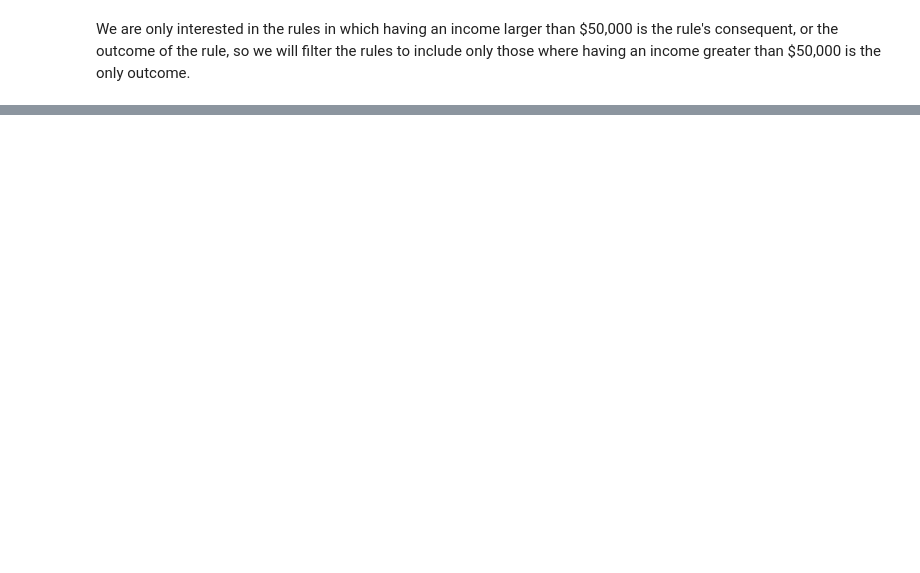
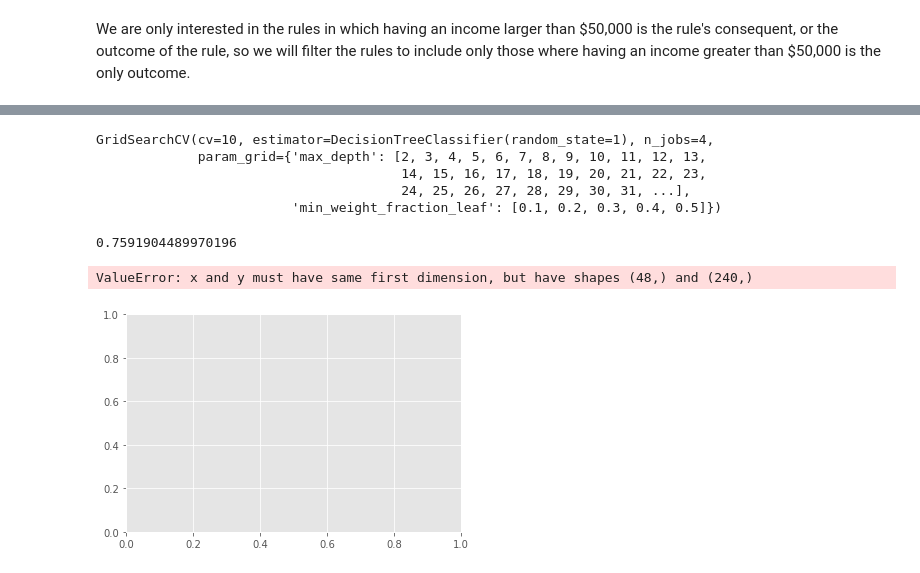
Before and after one commit to e-spatula/CITS3401Proj2, a Jupyter notebook: report.ipynb, the cells around one changed output, grey strips where cells are left out. Saved outputs shown, nothing was run; the diff lists cells and outputs as text; code cells hidden in the pictures; blank space fills up the shorter version.

Commit message:
adds beginning of trees

```diff
--- a/report.ipynb
+++ b/report.ipynb
@@ -291,0 +413,33 @@ Lift: 1.0049435021043236
+# %%
+from sklearn.model_selection import GridSearchCV
+depth_range = list(range(2, 50))
+leaf_weights = [0.1, 0.2, 0.3, 0.4, 0.5]
+params = {"max_depth": depth_range, "min_weight_fraction_leaf": leaf_weights}
+
+# Change njobs if you don't have 4 cores.
+rf_sel = GridSearchCV(tree.DecisionTreeClassifier(random_state=1), params, n_jobs=4, cv=10)
+rf_all = GridSearchCV(tree.DecisionTreeClassifier(random_state=1), params, n_jobs=4, cv=10)
+
+rf_sel.fit(x_sel, y)
+rf_all.fit(x_all, y)
+# %% [output]
+GridSearchCV(cv=10, estimator=DecisionTreeClassifier(random_state=1), n_jobs=4,
+             param_grid={'max_depth': [2, 3, 4, 5, 6, 7, 8, 9, 10, 11, 12, 13,
+                                       14, 15, 16, 17, 18, 19, 20, 21, 22, 23,
+                                       24, 25, 26, 27, 28, 29, 30, 31, ...],
+                         'min_weight_fraction_leaf': [0.1, 0.2, 0.3, 0.4, 0.5]})
+# %%
+print(rf_all.best_param_)
+# %% [output]
+0.7591904489970196
+# %%
+plt.plot(depth_range, rf_sel.cv_results_["mean_test_score"], label="Selected Attributes Tree")
+plt.plot(depth_range, rf_all.cv_results_["mean_test_score"], label="All Attributes Tree")
+plt.xlabel("Tree Depth")
+plt.ylabel("Classification Efficiency")
+plt.title("Classification Efficiency vs Tree Depth")
+plt.legend(loc="center right")
+plt.show()
+# %% [output]
+ValueError: x and y must have same first dimension, but have shapes (48,) and (240,)
+[figure, added]
```
Also changed, not shown: parts of 25 cells of this notebook, 1 other file.
